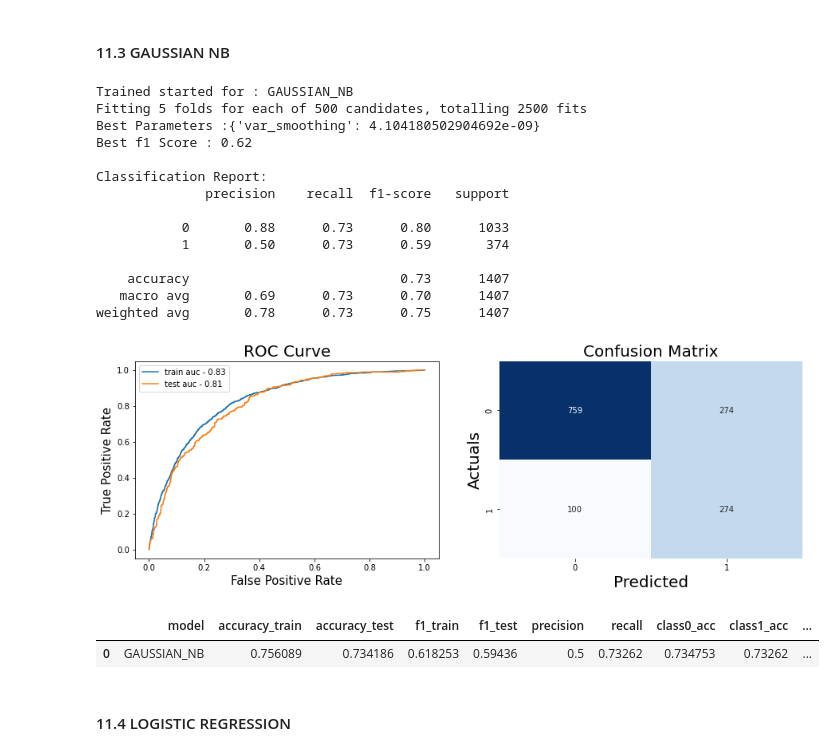
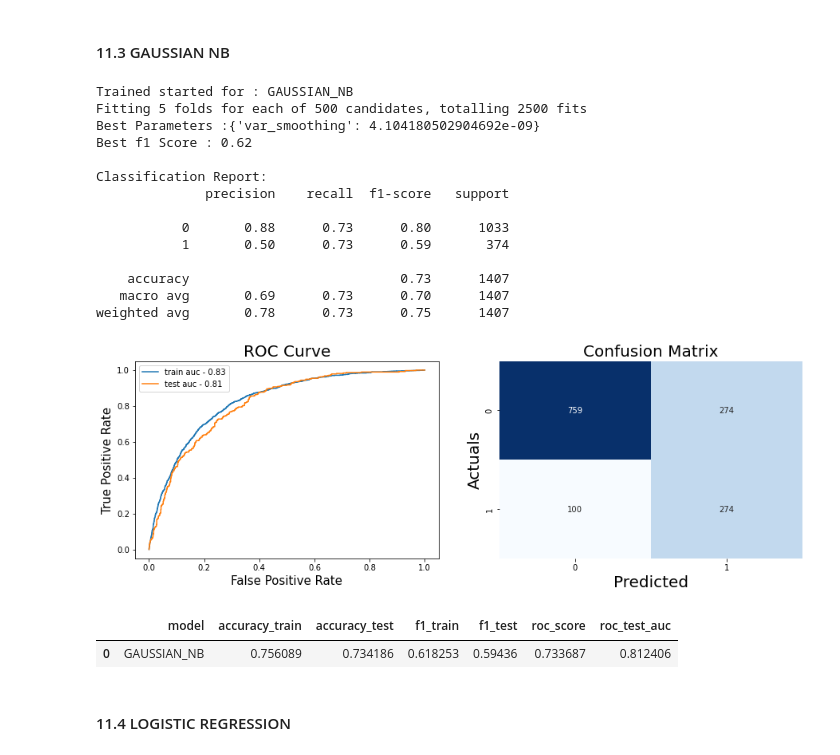
Before and after one commit to SravaniRVS/DATA-606, a Jupyter notebook: Teleco_Customer_Churn.ipynb, the cells around one changed output. Cells and saved outputs as stored; diff of their text form; code cells hidden in the pictures.

```diff
--- a/Teleco_Customer_Churn.ipynb
+++ b/Teleco_Customer_Churn.ipynb
@@ -774,12 +774,8 @@ def evaluate_model(model_name, model, X_train, X_test, y_train, y_test):
         'accuracy_test': [accuracy],
         'f1_train' : [f1_tr],
         'f1_test': [f1],
-        'precision': [precision],
-        'recall': [recall],
-        'class0_acc': [class0_acc],
-        'class1_acc': [class1_acc],
         'roc_score': [roc_score],
-        'auc': [auc]
+        'roc_test_auc': [auc]
     })
 # %%
 def validation_plots(model, X_train, X_test, y_train, y_test):
@@ -899,36 +895,36 @@ model_gnb = GaussianNB()
 
 gnb_param_grid = {"var_smoothing" : np.logspace(9,-9, num=500)}
 
 best_model_gnb = model_training('GAUSSIAN_NB', model_gnb, gnb_param_grid, X_train_le,
                                 Y_train_le, random=False, scoring='f1')
 
 gnb_scores = evaluate_model('GAUSSIAN_NB', best_model_gnb, X_train_le, X_test_le, Y_train_le,
                             Y_test_le)
-gnb_scores['data'] = ['LABEL']
+
 
 joblib.dump(best_model_gnb, 'GaussianNB')
 
 validation_plots(best_model_gnb, X_train_le, X_test_le, Y_train_le, Y_test_le)
 
 gnb_scores
 # %% [output]
 Trained started for : GAUSSIAN_NB
 Fitting 5 folds for each of 500 candidates, totalling 2500 fits
 Best Parameters :{'var_smoothing': 4.104180502904692e-09}
 Best f1 Score : 0.62
 
 Classification Report:
               precision    recall  f1-score   support
 
            0       0.88      0.73      0.80      1033
            1       0.50      0.73      0.59       374
 
     accuracy                           0.73      1407
    macro avg       0.69      0.73      0.70      1407
 weighted avg       0.78      0.73      0.75      1407
 [figure]
-|  | model | accuracy_train | accuracy_test | f1_train | f1_test | precision | recall | class0_acc | class1_acc | ... |
-| 0 | GAUSSIAN_NB | 0.756089 | 0.734186 | 0.618253 | 0.59436 | 0.5 | 0.73262 | 0.734753 | 0.73262 | ... |
+|  | model | accuracy_train | accuracy_test | f1_train | f1_test | roc_score | roc_test_auc |
+| 0 | GAUSSIAN_NB | 0.756089 | 0.734186 | 0.618253 | 0.59436 | 0.733687 | 0.812406 |
 # %% [markdown]
 #### 11.4 LOGISTIC REGRESSION
 # %%
```
Also changed, not shown: parts of 9 cells of this notebook.
